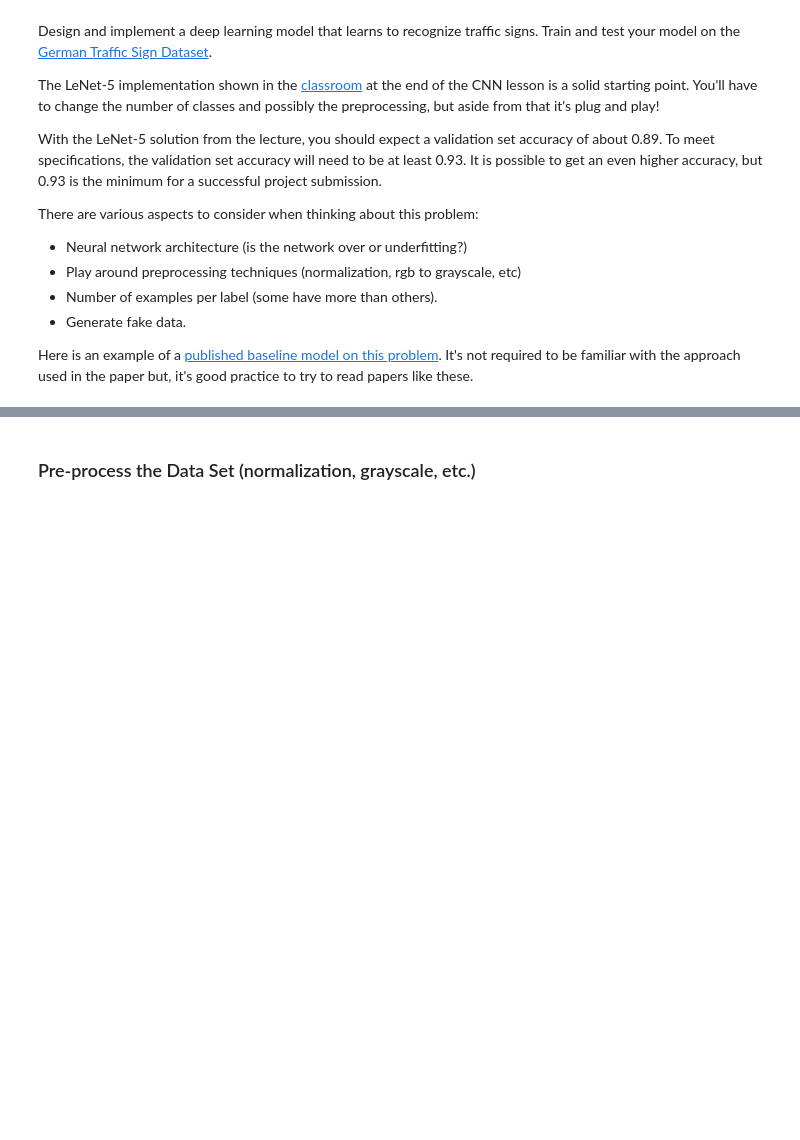
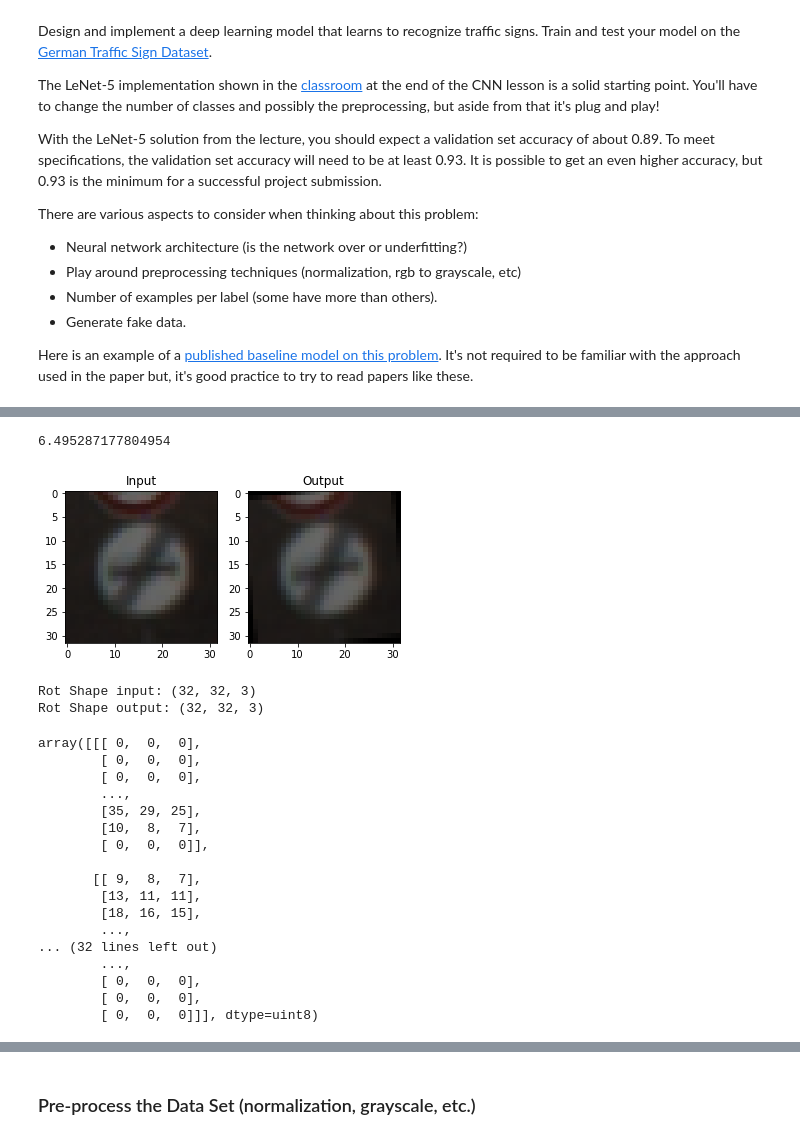
Before and after one commit to var7/CarND-Traffic-Sign-Classifier-Project, a Jupyter notebook: Traffic_Sign_Classifier.ipynb, the cells around one changed output, grey strips where cells are left out. Cells and saved outputs as stored; diff of their text form; code cells hidden in the pictures; blank space fills up the shorter version.

```diff
--- a/Traffic_Sign_Classifier.ipynb
+++ b/Traffic_Sign_Classifier.ipynb
@@ -262,0 +214,40 @@ Here is an example of a [published baseline model on this problem](http://yann.l
+# %%
+def rot_translate(img, ang=15, show=False):
+    rows,cols,ch = img.shape
+    ang_rot = np.random.uniform(-ang/2, ang/2)
+
+    Rot_M = cv2.getRotationMatrix2D((cols/2,rows/2),ang_rot,1)
+
+    dst = cv2.warpAffine(img,Rot_M,(cols,rows))
+    if show==True:
+        print(ang_rot)
+        plt.subplot(121),plt.imshow(img.squeeze(), cmap='gray'),plt.title('Input')
+        plt.subplot(122),plt.imshow(dst.squeeze(), cmap='gray'),plt.title('Output')
+        plt.show()
+        print('Rot Shape input:', img.shape)
+        print('Rot Shape output:', dst.shape)
+    return dst
+# %%
+rot_translate(X_train[10], show=True)
+# %% [output]
+6.495287177804954
+[figure, added]
+Rot Shape input: (32, 32, 3)
+Rot Shape output: (32, 32, 3)
+array([[[ 0,  0,  0],
+        [ 0,  0,  0],
+        [ 0,  0,  0],
+        ...,
+        [35, 29, 25],
+        [10,  8,  7],
+        [ 0,  0,  0]],
+
+       [[ 9,  8,  7],
+        [13, 11, 11],
+        [18, 16, 15],
+        ...,
+... (32 lines left out)
+        ...,
+        [ 0,  0,  0],
+        [ 0,  0,  0],
+        [ 0,  0,  0]]], dtype=uint8)
```
Also changed, not shown: parts of 26 cells of this notebook.
